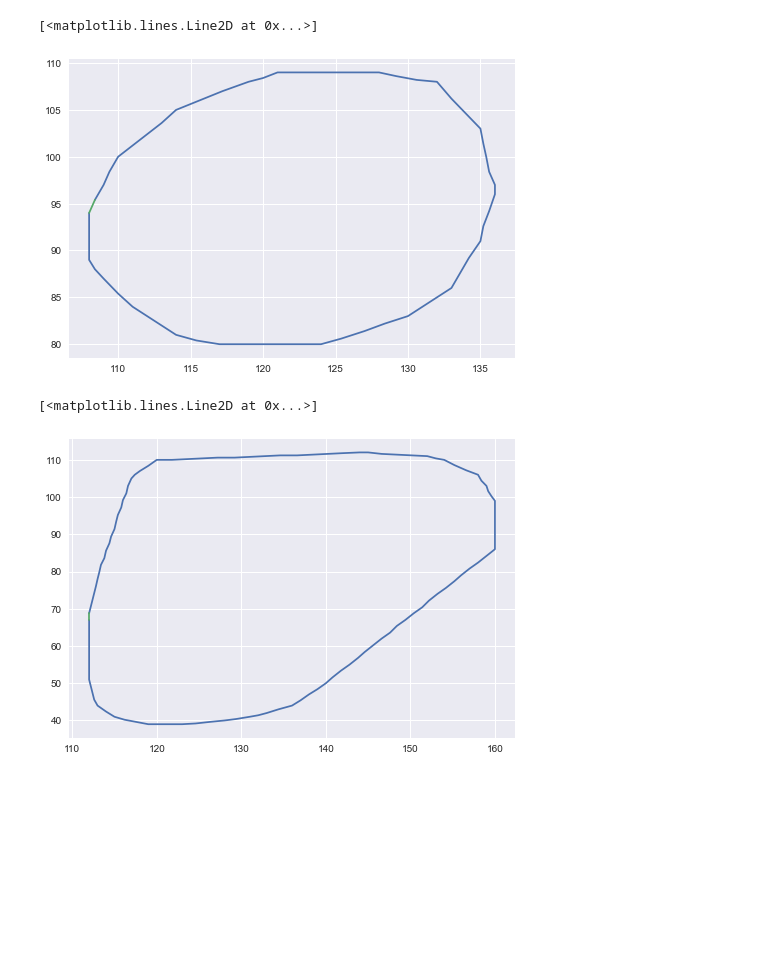
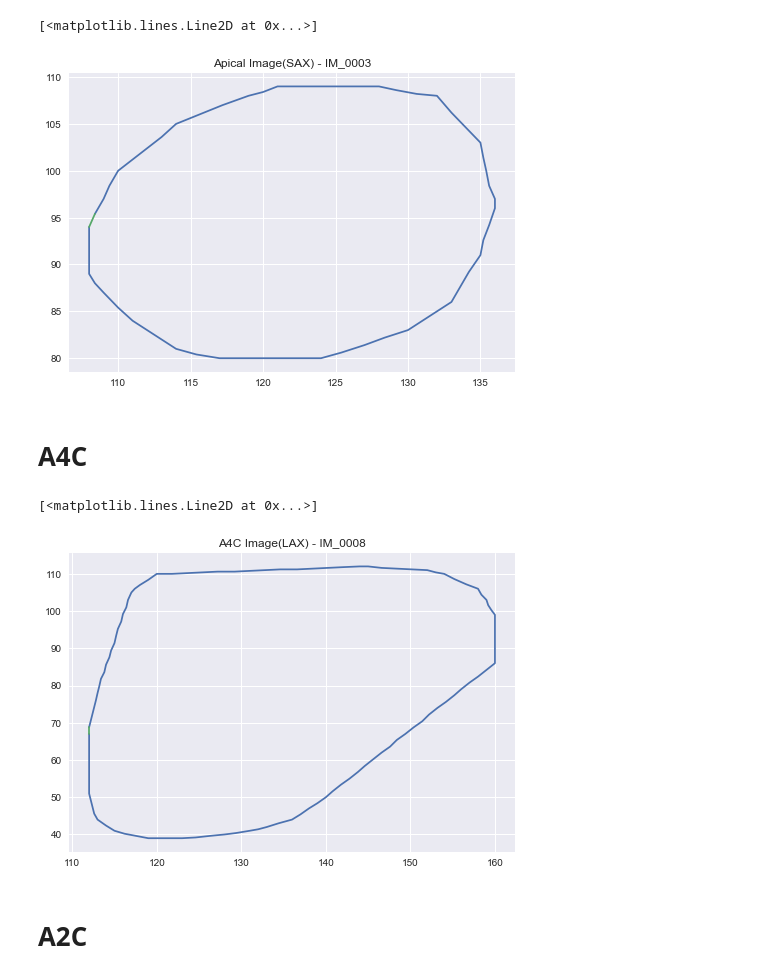
Before and after one commit to MASHOD0/hAIoTthon, a Jupyter notebook: problem statement 2/2drenders.ipynb, the cells around one changed output. Saved outputs shown, nothing was run; the diff lists cells and outputs as text; code cells hidden in the pictures; blank space fills up the shorter version.

```diff
--- a/problem statement 2/2drenders.ipynb
+++ b/problem statement 2/2drenders.ipynb
@@ -1,8 +6,4 @@
 # %%
-#% inline matplotlib
-from matplotlib import pyplot as plt
-import numpy as np
-curve = []
 x_3 = []
 y_3 = []
 plt.style.use('seaborn')
@@ -11,13 +12,11 @@ with open("data/IM_0003-01_inx.txt", "r") as file:
         point = line.split()
         x_3.append(float(line.split()[0]))
         y_3.append(float(line.split()[1]))
-        curve.append(point)
-#plt.scatter(x_3, y_3)
+
+# plotting the graph
+plt.style.use('seaborn')
+plt.title("Basal Image(SAX) - IM_0003")
 plt.plot(x_3, y_3)
 plt.plot((x_3[0], x_3[len(x_3)-1]), (y_3[0], y_3[len(y_3)-1]))
-
-
-#x , y = np.loadtext("data/IM_0003_inx.txt", skiprows = 0, unpack = True)
-#print(y_3)
 # %% [output]
 [<matplotlib.lines.Line2D at 0x...>]
@@ -25,21 +26,16 @@ plt.plot((x_3[0], x_3[len(x_3)-1]), (y_3[0], y_3[len(y_3)-1]))
 # %%
-from matplotlib import pyplot as plt
-import numpy as np
-curve = []
 x_4 = []
 y_4 = []
-#plt.style.use('seaborn')
 with open("data/IM_0004-01_inx.txt", "r") as file:
     for line in file:
         point = line.split()
         x_4.append(float(line.split()[0]))
         y_4.append(float(line.split()[1]))
-        curve.append(point)
-#plt.scatter(x_4, y_4)
+
+# plotting the output
+plt.style.use('seaborn')
+plt.title("MID Image(SAX)- IM_0004")
 plt.plot(x_4, y_4)
 plt.plot((x_4[0], x_4[len(x_4)-1]), (y_4[0], y_4[len(y_4)-1]))
-
-#x , y = np.loadtext("data/IM_0003_inx.txt", skiprows = 0, unpack = True)
-#print(y_4)
 # %% [output]
 [<matplotlib.lines.Line2D at 0x...>]
@@ -47,31 +45,25 @@ plt.plot((x_4[0], x_4[len(x_4)-1]), (y_4[0], y_4[len(y_4)-1]))
 # %%
-from matplotlib import pyplot as plt
-import numpy as np
-curve = []
+
 x_5 = []
 y_5 = []
-#plt.style.use('seaborn')
+
 with open("data/IM_0005-01_inx.txt", "r") as file:
     for line in file:
         point = line.split()
         x_5.append(float(line.split()[0]))
         y_5.append(float(line.split()[1]))
         curve.append(point)
-#plt.scatter(x_5, y_5)
+#plotting the plot
+plt.style.use('seaborn')
+plt.title("Apical Image(SAX) - IM_0003")
 plt.plot(x_5, y_5)
 plt.plot((x_5[0], x_5[len(x_5)-1]), (y_5[0], y_5[len(y_5)-1]))
-
-
-#x , y = np.loadtext("data/IM_0003_inx.txt", skiprows = 0, unpack = True)
-#print(y_5)
 # %% [output]
 [<matplotlib.lines.Line2D at 0x...>]
-[figure, old version]
+[figure, new version]
+# %% [markdown]
+# A4C
 # %%
-#% inline matplotlib
-from matplotlib import pyplot as plt
-import numpy as np
-curve = []
 x_8 = []
 y_8 = []
 plt.style.use('seaborn')
@@ -80,16 +72,17 @@ with open("data/IM_0008-01_inx.txt", "r") as file:
         point = line.split()
         x_8.append(float(line.split()[0]))
         y_8.append(float(line.split()[1]))
-        curve.append(point)
-#plt.scatter(x_8, y_8)
+
+#plotting the output
+plt.style.use('seaborn')
+plt.title("A4C Image(LAX) - IM_0008")
 plt.plot(x_8, y_8)
 plt.plot((x_8[0], x_8[len(x_8)-1]), (y_8[0], y_8[len(y_8)-1]))
-
-#x , y = np.loadtext("data/IM_0003_inx.txt", skiprows = 0, unpack = True)
-#print(y_8)
 # %% [output]
 [<matplotlib.lines.Line2D at 0x...>]
-[figure, old version]
+[figure, new version]
+# %% [markdown]
+# A2C
 # %%
 #% inline matplotlib
 from matplotlib import pyplot as plt
```
Also changed, not shown: parts of 7 cells of this notebook.
